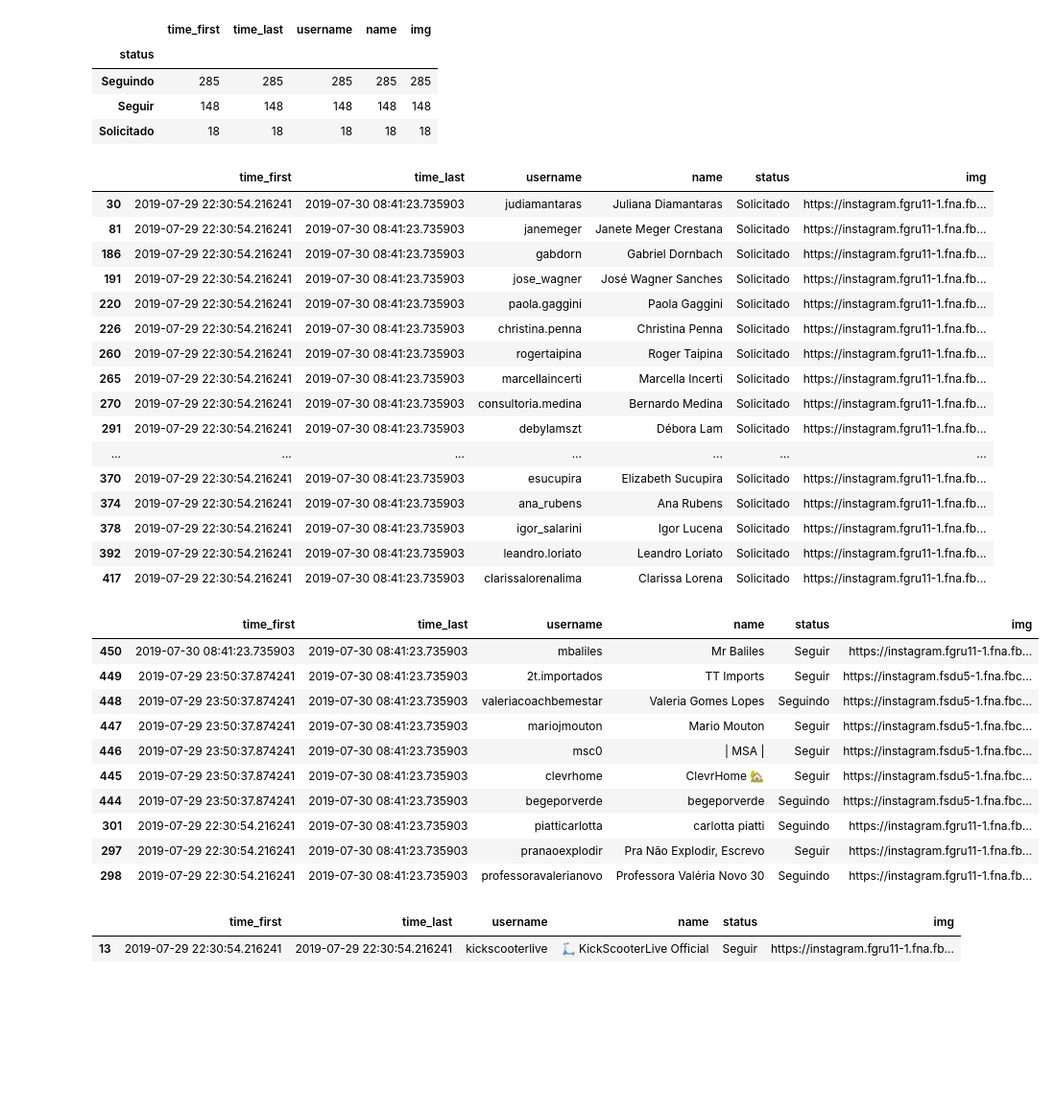
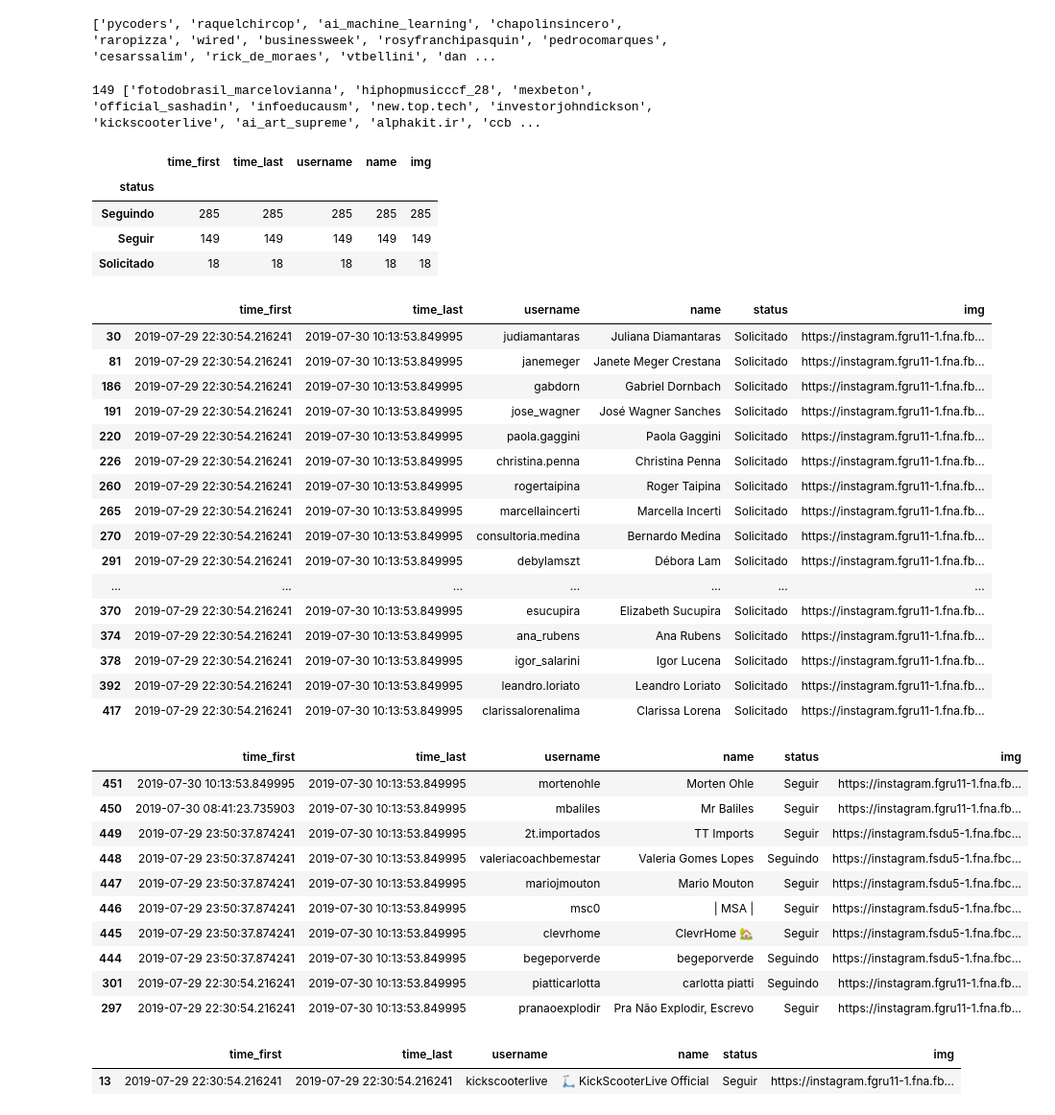
Before and after one commit to lfkopp/socialmediabot, a Jupyter notebook: instagram.ipynb, the cells around one changed output. Shown: that part at 96% size. Drawn from its saved outputs; the diff is of its cells as text; code cells hidden in the pictures; blank space fills up the shorter version.

```diff
--- a/instagram.ipynb
+++ b/instagram.ipynb
@@ -11,5 +3,5 @@ from random import shuffle
 # %%
-df = pd.read_pickle('follower.pickle')
-df.head(10)
+follower = pd.read_pickle('follower.pickle')
+follower.head(10)
 # %% [output]
 |  | time_first | time_last | username | name | status | img |
@@ -26,43 +33,53 @@ df.head(10)
+# %%
+following_not_follower = [x for x in following['username'].values if x  not in follower['username'].values ]
+print(following_not_follower)
+# %% [output]
+['pycoders', 'raquelchircop', 'ai_machine_learning', 'chapolinsincero', 'raropizza', 'wired', 'businessweek', 'rosyfranchipasquin', 'pedrocomarques', 'cesarssalim', 'rick_de_moraes', 'vtbellini', 'dan ...
+# %%
+follower_not_following = [x for x in follower[follower['status'] != 'Solicitado']['username'].values if x  not in following['username'].values ]
+print(len(follower_not_following),follower_not_following)
+# %% [output]
+149 ['fotodobrasil_marcelovianna', 'hiphopmusicccf_28', 'mexbeton', 'official_sashadin', 'infoeducausm', 'new.top.tech', 'investorjohndickson', 'kickscooterlive', 'ai_art_supreme', 'alphakit.ir', 'ccb ...
 # %%
-df.groupby('status').count()
+follower.groupby('status').count()
 # %% [output]
 |  | time_first | time_last | username | name | img |
 | status |  |  |  |  |  |
 | Seguindo | 285 | 285 | 285 | 285 | 285 |
-| Seguir | 148 | 148 | 148 | 148 | 148 |
+| Seguir | 149 | 149 | 149 | 149 | 149 |
 | Solicitado | 18 | 18 | 18 | 18 | 18 |
 # %%
-df[df['status'] == 'Solicitado']
+follower[follower['status'] == 'Solicitado']
 # %% [output]
 |  | time_first | time_last | username | name | status | img |
-| 30 | 2019-07-29 22:30:54.216241 | 2019-07-30 08:41:23.735903 | judiamantaras | Juliana Diamantaras | Solicitado | https://instagram.fgru11-1.fna.fb... |
-| 81 | 2019-07-29 22:30:54.216241 | 2019-07-30 08:41:23.735903 | janemeger | Janete Meger Crestana | Solicitado | https://instagram.fgru11-1.fna.fb... |
-| 186 | 2019-07-29 22:30:54.216241 | 2019-07-30 08:41:23.735903 | gabdorn | Gabriel Dornbach | Solicitado | https://instagram.fgru11-1.fna.fb... |
-| 191 | 2019-07-29 22:30:54.216241 | 2019-07-30 08:41:23.735903 | jose_wagner | José Wagner Sanches | Solicitado | https://instagram.fgru11-1.fna.fb... |
-| 220 | 2019-07-29 22:30:54.216241 | 2019-07-30 08:41:23.735903 | paola.gaggini | Paola Gaggini | Solicitado | https://instagram.fgru11-1.fna.fb... |
-| 226 | 2019-07-29 22:30:54.216241 | 2019-07-30 08:41:23.735903 | christina.penna | Christina Penna | Solicitado | https://instagram.fgru11-1.fna.fb... |
-| 260 | 2019-07-29 22:30:54.216241 | 2019-07-30 08:41:23.735903 | rogertaipina | Roger Taipina | Solicitado | https://instagram.fgru11-1.fna.fb... |
-| 265 | 2019-07-29 22:30:54.216241 | 2019-07-30 08:41:23.735903 | marcellaincerti | Marcella Incerti | Solicitado | https://instagram.fgru11-1.fna.fb... |
-| 270 | 2019-07-29 22:30:54.216241 | 2019-07-30 08:41:23.735903 | consultoria.medina | Bernardo Medina | Solicitado | https://instagram.fgru11-1.fna.fb... |
-| 291 | 2019-07-29 22:30:54.216241 | 2019-07-30 08:41:23.735903 | debylamszt | Débora Lam | Solicitado | https://instagram.fgru11-1.fna.fb... |
+| 30 | 2019-07-29 22:30:54.216241 | 2019-07-30 10:13:53.849995 | judiamantaras | Juliana Diamantaras | Solicitado | https://instagram.fgru11-1.fna.fb... |
+| 81 | 2019-07-29 22:30:54.216241 | 2019-07-30 10:13:53.849995 | janemeger | Janete Meger Crestana | Solicitado | https://instagram.fgru11-1.fna.fb... |
+| 186 | 2019-07-29 22:30:54.216241 | 2019-07-30 10:13:53.849995 | gabdorn | Gabriel Dornbach | Solicitado | https://instagram.fgru11-1.fna.fb... |
+| 191 | 2019-07-29 22:30:54.216241 | 2019-07-30 10:13:53.849995 | jose_wagner | José Wagner Sanches | Solicitado | https://instagram.fgru11-1.fna.fb... |
+| 220 | 2019-07-29 22:30:54.216241 | 2019-07-30 10:13:53.849995 | paola.gaggini | Paola Gaggini | Solicitado | https://instagram.fgru11-1.fna.fb... |
+| 226 | 2019-07-29 22:30:54.216241 | 2019-07-30 10:13:53.849995 | christina.penna | Christina Penna | Solicitado | https://instagram.fgru11-1.fna.fb... |
+| 260 | 2019-07-29 22:30:54.216241 | 2019-07-30 10:13:53.849995 | rogertaipina | Roger Taipina | Solicitado | https://instagram.fgru11-1.fna.fb... |
+| 265 | 2019-07-29 22:30:54.216241 | 2019-07-30 10:13:53.849995 | marcellaincerti | Marcella Incerti | Solicitado | https://instagram.fgru11-1.fna.fb... |
+| 270 | 2019-07-29 22:30:54.216241 | 2019-07-30 10:13:53.849995 | consultoria.medina | Bernardo Medina | Solicitado | https://instagram.fgru11-1.fna.fb... |
+| 291 | 2019-07-29 22:30:54.216241 | 2019-07-30 10:13:53.849995 | debylamszt | Débora Lam | Solicitado | https://instagram.fgru11-1.fna.fb... |
 | ... | ... | ... | ... | ... | ... | ... |
-| 370 | 2019-07-29 22:30:54.216241 | 2019-07-30 08:41:23.735903 | esucupira | Elizabeth Sucupira | Solicitado | https://instagram.fgru11-1.fna.fb... |
-| 374 | 2019-07-29 22:30:54.216241 | 2019-07-30 08:41:23.735903 | ana_rubens | Ana Rubens | Solicitado | https://instagram.fgru11-1.fna.fb... |
-| 378 | 2019-07-29 22:30:54.216241 | 2019-07-30 08:41:23.735903 | igor_salarini | Igor Lucena | Solicitado | https://instagram.fgru11-1.fna.fb... |
-| 392 | 2019-07-29 22:30:54.216241 | 2019-07-30 08:41:23.735903 | leandro.loriato | Leandro Loriato | Solicitado | https://instagram.fgru11-1.fna.fb... |
-| 417 | 2019-07-29 22:30:54.216241 | 2019-07-30 08:41:23.735903 | clarissalorenalima | Clarissa Lorena | Solicitado | https://instagram.fgru11-1.fna.fb... |
+| 370 | 2019-07-29 22:30:54.216241 | 2019-07-30 10:13:53.849995 | esucupira | Elizabeth Sucupira | Solicitado | https://instagram.fgru11-1.fna.fb... |
+| 374 | 2019-07-29 22:30:54.216241 | 2019-07-30 10:13:53.849995 | ana_rubens | Ana Rubens | Solicitado | https://instagram.fgru11-1.fna.fb... |
+| 378 | 2019-07-29 22:30:54.216241 | 2019-07-30 10:13:53.849995 | igor_salarini | Igor Lucena | Solicitado | https://instagram.fgru11-1.fna.fb... |
+| 392 | 2019-07-29 22:30:54.216241 | 2019-07-30 10:13:53.849995 | leandro.loriato | Leandro Loriato | Solicitado | https://instagram.fgru11-1.fna.fb... |
+| 417 | 2019-07-29 22:30:54.216241 | 2019-07-30 10:13:53.849995 | clarissalorenalima | Clarissa Lorena | Solicitado | https://instagram.fgru11-1.fna.fb... |
 # %%
-df.sort_values('time_first', ascending=False)[:10]
+follower.sort_values('time_first', ascending=False)[:10]
 # %% [output]
 |  | time_first | time_last | username | name | status | img |
-| 450 | 2019-07-30 08:41:23.735903 | 2019-07-30 08:41:23.735903 | mbaliles | Mr Baliles | Seguir | https://instagram.fgru11-1.fna.fb... |
-| 449 | 2019-07-29 23:50:37.874241 | 2019-07-30 08:41:23.735903 | 2t.importados | TT Imports | Seguir | https://instagram.fsdu5-1.fna.fbc... |
-| 448 | 2019-07-29 23:50:37.874241 | 2019-07-30 08:41:23.735903 | valeriacoachbemestar | Valeria Gomes Lopes | Seguindo | https://instagram.fsdu5-1.fna.fbc... |
-| 447 | 2019-07-29 23:50:37.874241 | 2019-07-30 08:41:23.735903 | mariojmouton | Mario Mouton | Seguir | https://instagram.fsdu5-1.fna.fbc... |
-| 446 | 2019-07-29 23:50:37.874241 | 2019-07-30 08:41:23.735903 | msc0 | | MSA | | Seguir | https://instagram.fsdu5-1.fna.fbc... |
-| 445 | 2019-07-29 23:50:37.874241 | 2019-07-30 08:41:23.735903 | clevrhome | ClevrHome 🏡 | Seguir | https://instagram.fsdu5-1.fna.fbc... |
-| 444 | 2019-07-29 23:50:37.874241 | 2019-07-30 08:41:23.735903 | begeporverde | begeporverde | Seguindo | https://instagram.fsdu5-1.fna.fbc... |
-| 301 | 2019-07-29 22:30:54.216241 | 2019-07-30 08:41:23.735903 | piatticarlotta | carlotta piatti | Seguindo | https://instagram.fgru11-1.fna.fb... |
-| 297 | 2019-07-29 22:30:54.216241 | 2019-07-30 08:41:23.735903 | pranaoexplodir | Pra Não Explodir, Escrevo | Seguir | https://instagram.fgru11-1.fna.fb... |
-| 298 | 2019-07-29 22:30:54.216241 | 2019-07-30 08:41:23.735903 | professoravalerianovo | Professora Valéria Novo 30 | Seguindo | https://instagram.fgru11-1.fna.fb... |
+| 451 | 2019-07-30 10:13:53.849995 | 2019-07-30 10:13:53.849995 | mortenohle | Morten Ohle | Seguir | https://instagram.fgru11-1.fna.fb... |
+| 450 | 2019-07-30 08:41:23.735903 | 2019-07-30 10:13:53.849995 | mbaliles | Mr Baliles | Seguir | https://instagram.fgru11-1.fna.fb... |
+| 449 | 2019-07-29 23:50:37.874241 | 2019-07-30 10:13:53.849995 | 2t.importados | TT Imports | Seguir | https://instagram.fsdu5-1.fna.fbc... |
+| 448 | 2019-07-29 23:50:37.874241 | 2019-07-30 10:13:53.849995 | valeriacoachbemestar | Valeria Gomes Lopes | Seguindo | https://instagram.fsdu5-1.fna.fbc... |
+| 447 | 2019-07-29 23:50:37.874241 | 2019-07-30 10:13:53.849995 | mariojmouton | Mario Mouton | Seguir | https://instagram.fsdu5-1.fna.fbc... |
+| 446 | 2019-07-29 23:50:37.874241 | 2019-07-30 10:13:53.849995 | msc0 | | MSA | | Seguir | https://instagram.fsdu5-1.fna.fbc... |
+| 445 | 2019-07-29 23:50:37.874241 | 2019-07-30 10:13:53.849995 | clevrhome | ClevrHome 🏡 | Seguir | https://instagram.fsdu5-1.fna.fbc... |
+| 444 | 2019-07-29 23:50:37.874241 | 2019-07-30 10:13:53.849995 | begeporverde | begeporverde | Seguindo | https://instagram.fsdu5-1.fna.fbc... |
+| 301 | 2019-07-29 22:30:54.216241 | 2019-07-30 10:13:53.849995 | piatticarlotta | carlotta piatti | Seguindo | https://instagram.fgru11-1.fna.fb... |
+| 297 | 2019-07-29 22:30:54.216241 | 2019-07-30 10:13:53.849995 | pranaoexplodir | Pra Não Explodir, Escrevo | Seguir | https://instagram.fgru11-1.fna.fb... |
 # %%
```
Also changed, not shown: parts of 9 cells of this notebook, 5 other files.
